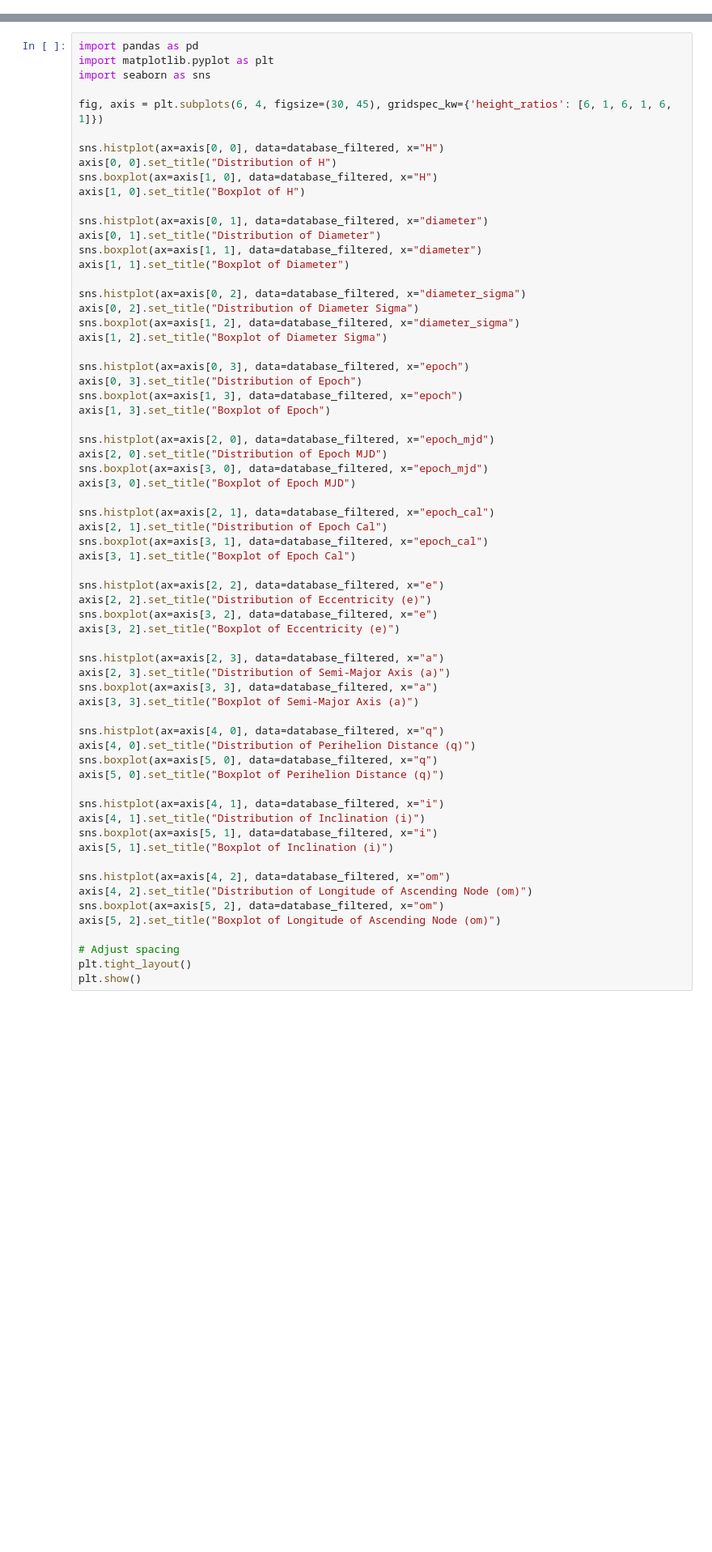
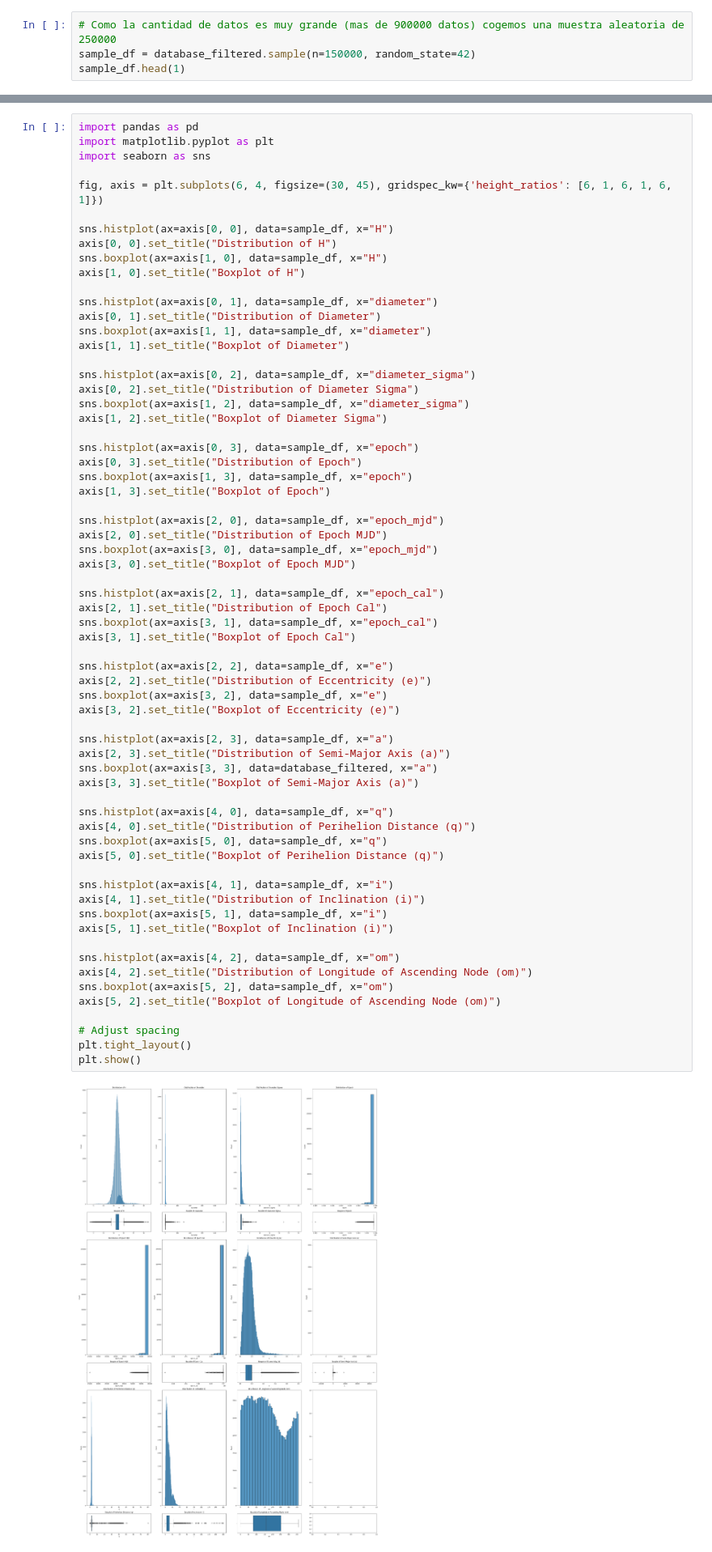
Before and after one commit to PazReumante/asteroid_prediction, a Jupyter notebook: explore_Reuman.ipynb, the cells around one changed output, grey strips where cells are left out. Shown at 81% size. Cells and saved outputs as stored; diff of their text form; blank space fills up the shorter version.

```diff
--- a/explore_Reuman.ipynb
+++ b/explore_Reuman.ipynb
@@ -39,0 +65,4 @@ database_filtered = database.filter(columns_to_select)
+# %%
+# Como la cantidad de datos es muy grande (mas de 900000 datos) cogemos una muestra aleatoria de 250000
+sample_df = database_filtered.sample(n=150000, random_state=42)
+sample_df.head(1)
@@ -44,62 +82,64 @@ import seaborn as sns
 
 fig, axis = plt.subplots(6, 4, figsize=(30, 45), gridspec_kw={'height_ratios': [6, 1, 6, 1, 6, 1]})
 
-sns.histplot(ax=axis[0, 0], data=database_filtered, x="H")
+sns.histplot(ax=axis[0, 0], data=sample_df, x="H")
 axis[0, 0].set_title("Distribution of H")
-sns.boxplot(ax=axis[1, 0], data=database_filtered, x="H")
+sns.boxplot(ax=axis[1, 0], data=sample_df, x="H")
 axis[1, 0].set_title("Boxplot of H")
 
-sns.histplot(ax=axis[0, 1], data=database_filtered, x="diameter")
+sns.histplot(ax=axis[0, 1], data=sample_df, x="diameter")
 axis[0, 1].set_title("Distribution of Diameter")
-sns.boxplot(ax=axis[1, 1], data=database_filtered, x="diameter")
+sns.boxplot(ax=axis[1, 1], data=sample_df, x="diameter")
 axis[1, 1].set_title("Boxplot of Diameter")
 
-sns.histplot(ax=axis[0, 2], data=database_filtered, x="diameter_sigma")
+sns.histplot(ax=axis[0, 2], data=sample_df, x="diameter_sigma")
 axis[0, 2].set_title("Distribution of Diameter Sigma")
-sns.boxplot(ax=axis[1, 2], data=database_filtered, x="diameter_sigma")
+sns.boxplot(ax=axis[1, 2], data=sample_df, x="diameter_sigma")
 axis[1, 2].set_title("Boxplot of Diameter Sigma")
 
-sns.histplot(ax=axis[0, 3], data=database_filtered, x="epoch")
+sns.histplot(ax=axis[0, 3], data=sample_df, x="epoch")
 axis[0, 3].set_title("Distribution of Epoch")
-sns.boxplot(ax=axis[1, 3], data=database_filtered, x="epoch")
+sns.boxplot(ax=axis[1, 3], data=sample_df, x="epoch")
 axis[1, 3].set_title("Boxplot of Epoch")
 
-sns.histplot(ax=axis[2, 0], data=database_filtered, x="epoch_mjd")
+sns.histplot(ax=axis[2, 0], data=sample_df, x="epoch_mjd")
 axis[2, 0].set_title("Distribution of Epoch MJD")
-sns.boxplot(ax=axis[3, 0], data=database_filtered, x="epoch_mjd")
+sns.boxplot(ax=axis[3, 0], data=sample_df, x="epoch_mjd")
 axis[3, 0].set_title("Boxplot of Epoch MJD")
 
-sns.histplot(ax=axis[2, 1], data=database_filtered, x="epoch_cal")
+sns.histplot(ax=axis[2, 1], data=sample_df, x="epoch_cal")
 axis[2, 1].set_title("Distribution of Epoch Cal")
-sns.boxplot(ax=axis[3, 1], data=database_filtered, x="epoch_cal")
+sns.boxplot(ax=axis[3, 1], data=sample_df, x="epoch_cal")
 axis[3, 1].set_title("Boxplot of Epoch Cal")
 
-sns.histplot(ax=axis[2, 2], data=database_filtered, x="e")
+sns.histplot(ax=axis[2, 2], data=sample_df, x="e")
 axis[2, 2].set_title("Distribution of Eccentricity (e)")
-sns.boxplot(ax=axis[3, 2], data=database_filtered, x="e")
+sns.boxplot(ax=axis[3, 2], data=sample_df, x="e")
 axis[3, 2].set_title("Boxplot of Eccentricity (e)")
 
-sns.histplot(ax=axis[2, 3], data=database_filtered, x="a")
+sns.histplot(ax=axis[2, 3], data=sample_df, x="a")
 axis[2, 3].set_title("Distribution of Semi-Major Axis (a)")
 sns.boxplot(ax=axis[3, 3], data=database_filtered, x="a")
 axis[3, 3].set_title("Boxplot of Semi-Major Axis (a)")
 
-sns.histplot(ax=axis[4, 0], data=database_filtered, x="q")
+sns.histplot(ax=axis[4, 0], data=sample_df, x="q")
 axis[4, 0].set_title("Distribution of Perihelion Distance (q)")
-sns.boxplot(ax=axis[5, 0], data=database_filtered, x="q")
+sns.boxplot(ax=axis[5, 0], data=sample_df, x="q")
 axis[5, 0].set_title("Boxplot of Perihelion Distance (q)")
 
-sns.histplot(ax=axis[4, 1], data=database_filtered, x="i")
+sns.histplot(ax=axis[4, 1], data=sample_df, x="i")
 axis[4, 1].set_title("Distribution of Inclination (i)")
-sns.boxplot(ax=axis[5, 1], data=database_filtered, x="i")
+sns.boxplot(ax=axis[5, 1], data=sample_df, x="i")
 axis[5, 1].set_title("Boxplot of Inclination (i)")
 
-sns.histplot(ax=axis[4, 2], data=database_filtered, x="om")
+sns.histplot(ax=axis[4, 2], data=sample_df, x="om")
 axis[4, 2].set_title("Distribution of Longitude of Ascending Node (om)")
-sns.boxplot(ax=axis[5, 2], data=database_filtered, x="om")
+sns.boxplot(ax=axis[5, 2], data=sample_df, x="om")
 axis[5, 2].set_title("Boxplot of Longitude of Ascending Node (om)")
 
 # Adjust spacing
 plt.tight_layout()
 plt.show()
+# %% [output]
+[figure, added]
 # %%
```
Also changed, not shown: parts of 9 cells of this notebook.
